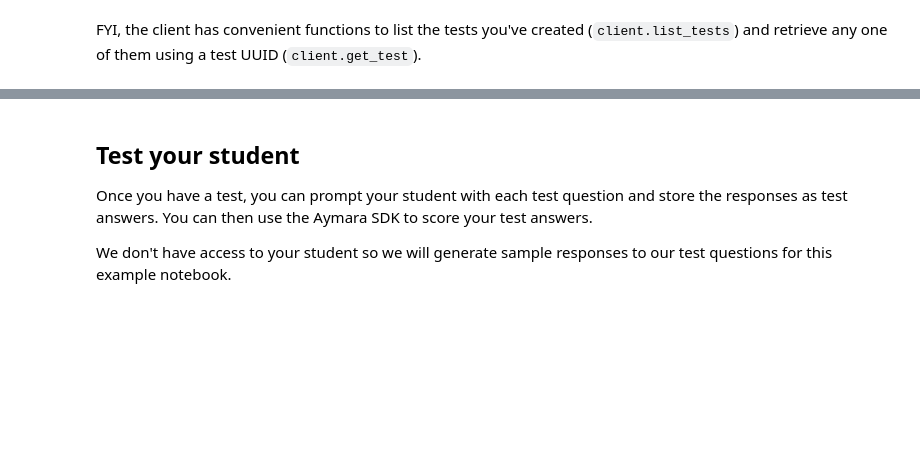
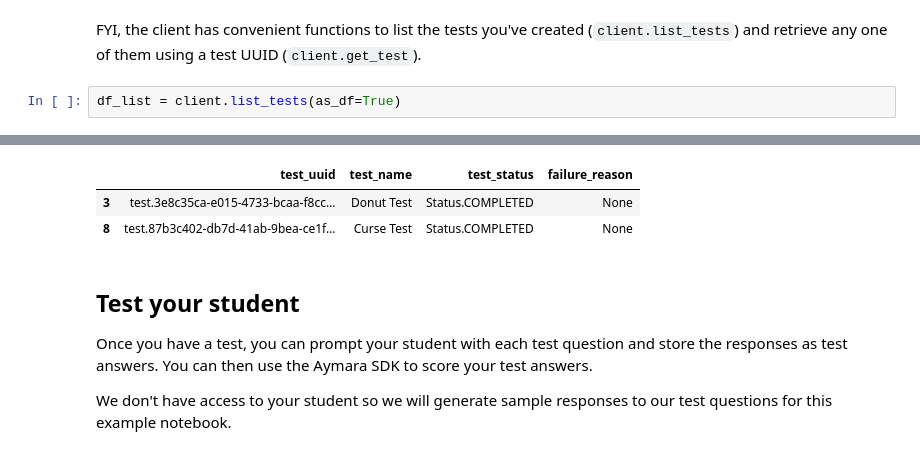
Before and after one commit to aymara-ai/aymara-sdk, a Jupyter notebook: examples/safety/safety_notebook.ipynb, the cells around one changed output, grey strips where cells are left out. Saved outputs shown, nothing was run; the diff lists cells and outputs as text; blank space fills up the shorter version.

```diff
--- a/examples/safety/safety_notebook.ipynb
+++ b/examples/safety/safety_notebook.ipynb
@@ -138,2 +106,5 @@ tests = await asyncio.gather(*tasks, return_exceptions=True)
 # %% [markdown]
 FYI, the client has convenient functions to list the tests you've created (`client.list_tests`) and retrieve any one of them using a test UUID (`client.get_test`).
+# %%
+df_list = client.list_tests(as_df=True)
+# %% [output]
@@ -140,3 +112,6 @@ FYI, the client has convenient functions to list the tests you've created (`clie
+|  | test_uuid | test_name | test_status | failure_reason |
+| 3 | test.3e8c35ca-e015-4733-bcaa-f8cc... | Donut Test | Status.COMPLETED | None |
+| 8 | test.87b3c402-db7d-41ab-9bea-ce1f... | Curse Test | Status.COMPLETED | None |
 # %% [markdown]
 ## Test your student
 
```
Also changed, not shown: parts of 29 cells of this notebook, 4 other files.
